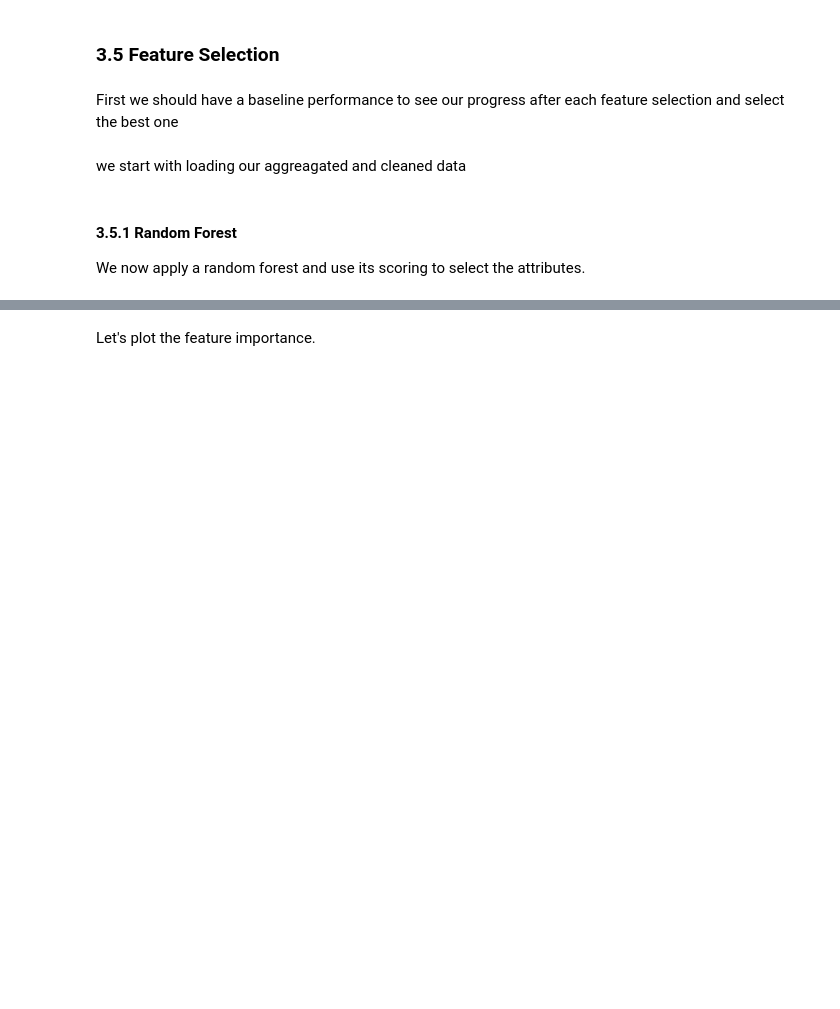
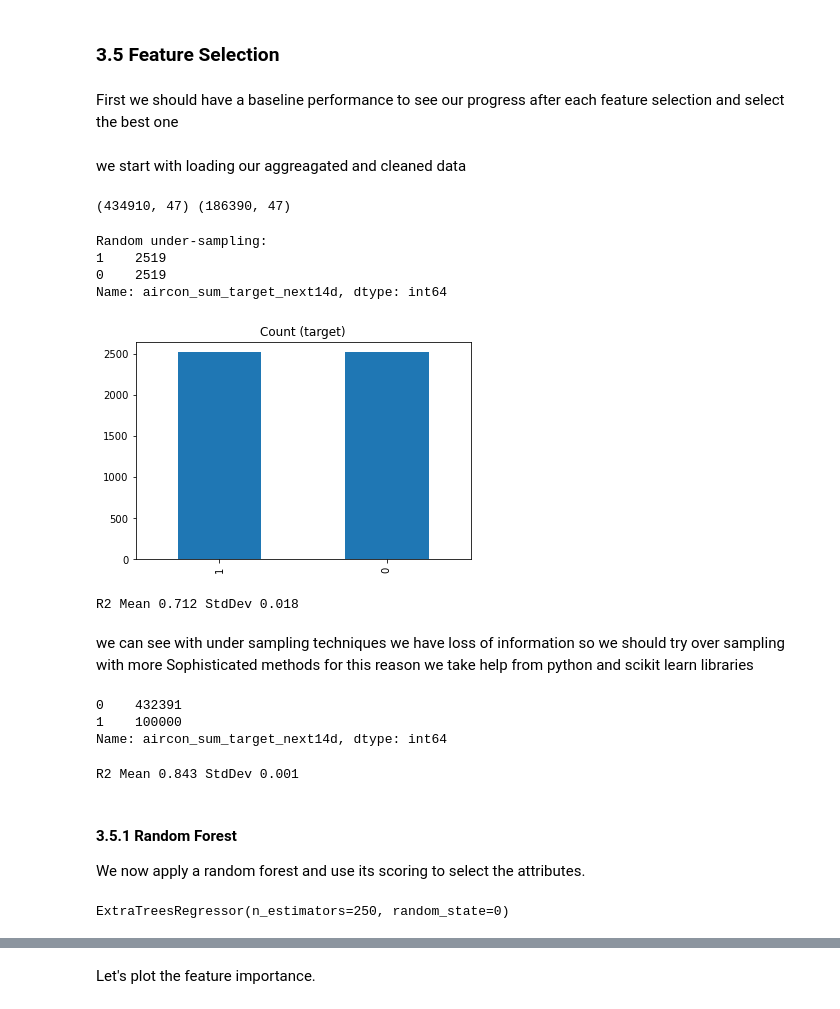
Before and after one commit to taratandel/Predictive-Maintenance, a Jupyter notebook: DMTM2020-Challenge-Part1.ipynb, the cells around one changed output, grey strips where cells are left out. Saved outputs shown, nothing was run; the diff lists cells and outputs as text; code cells hidden in the pictures; blank space fills up the shorter version.

```diff
--- a/DMTM2020-Challenge-Part1.ipynb
+++ b/DMTM2020-Challenge-Part1.ipynb
@@ -655,0 +540,6 @@ cleaned_df = pd.read_csv("concat_df.csv")
+# %%
+# defining the targer and input
+target_variable = 'aircon_sum_target_next14d'
+input_variables = cleaned_df.columns[cleaned_df.columns!=target_variable]
+X_df = cleaned_df[input_variables]
+y_df = cleaned_df[target_variable]
@@ -655,0 +549,31 @@ cleaned_df = pd.read_csv("concat_df.csv")
+# %%
+#SPLIT DATA INTO TRAIN AND TEST SET
+X_train, X_test, y_train, y_test = train_test_split(X_df, y_df,
+                                                    test_size =0.30, #by default is 75%-25%
+                                                    random_state= 123) #fix random seed for replicability
+
+print(X_train.shape, X_test.shape)
+# %% [output]
+(434910, 47) (186390, 47)
+# %%
+concat_df_tran = pd.concat([X_train,y_train], axis = 1)
+# %%
+# Class count
+count_class_0, count_class_1 = y_train.value_counts()
+# %%
+# Divide by class
+df_class_0 = concat_df_tran[concat_df_tran[target_variable] == 0]
+df_class_1 = concat_df_tran[concat_df_tran[target_variable] == 1]
+df_class_0_under = df_class_0.sample(count_class_1)
+df_test_under = pd.concat([df_class_0_under, df_class_1], axis=0)
+
+print('Random under-sampling:')
+print(df_test_under[target_variable].value_counts())
+
+df_test_under[target_variable].value_counts().plot(kind='bar', title='Count (target)');
+# %% [output]
+Random under-sampling:
+1    2519
+0    2519
+Name: aircon_sum_target_next14d, dtype: int64
+[figure, added]
@@ -656,3 +591,36 @@ cleaned_df = pd.read_csv("concat_df.csv")
+# %%
+evaluate_base_line(df_test_under)
+# %% [output]
+R2 Mean 0.712 StdDev 0.018
+# %% [markdown]
+we can see with under sampling techniques we have loss of information so we should try over sampling with more Sophisticated methods for this reason we take help from python and scikit learn libraries
+# %%
+from sklearn.utils import resample
+
+#Over-sample Minority Class
+#1) Separate majority and minority classes
+df_majority = concat_df_tran[concat_df_tran[target_variable]==0] #"target" is the name of the target column, change it accordingly to your dataset
+df_minority = concat_df_tran[concat_df_tran[target_variable]==1] #"target" is the name of the target column, change it accordingly to your dataset
+
+#2) Oversample minority class
+df_minority_oversampled = resample(df_minority,
+                                   replace=True,
+                                   n_samples=100000,     # number of samples into the minority class (change it accordingly to your dataset)
+                                   random_state=123)  # reproducible results
+
+#3) Combine oversampled minority class with majority class
+df_oversampled = pd.concat([df_minority_oversampled, df_majority])
+
+#4) Display new class counts
+df_oversampled[target_variable].value_counts() #"target" is the name of the target column, change it accordingly to your dataset
+# %% [output]
+0    432391
+1    100000
+Name: aircon_sum_target_next14d, dtype: int64
+# %%
+evaluate_base_line(df_oversampled)
+# %% [output]
+R2 Mean 0.843 StdDev 0.001
 # %% [markdown]
 #### 3.5.1 Random Forest
 We now apply a random forest and use its scoring to select the attributes.
@@ -667,3 +627,5 @@ y = np.array(new_df[target_variable])
 # %%
 forest = ExtraTreesRegressor(n_estimators=250, random_state=0)
-forest.fit(X, y)
+forest.fit(X_origin_np, y_origin_np)
+# %% [output]
+ExtraTreesRegressor(n_estimators=250, random_state=0)
```
Also changed, not shown: parts of 34 cells of this notebook.
